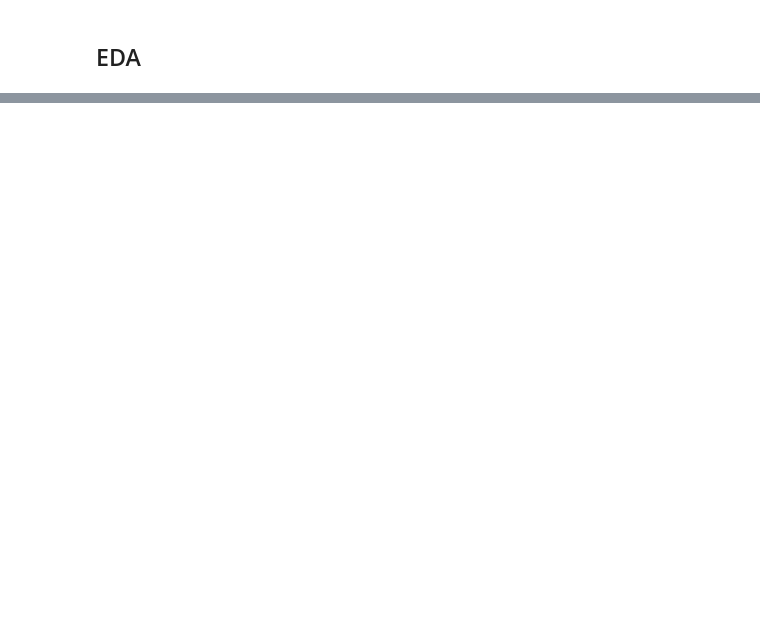
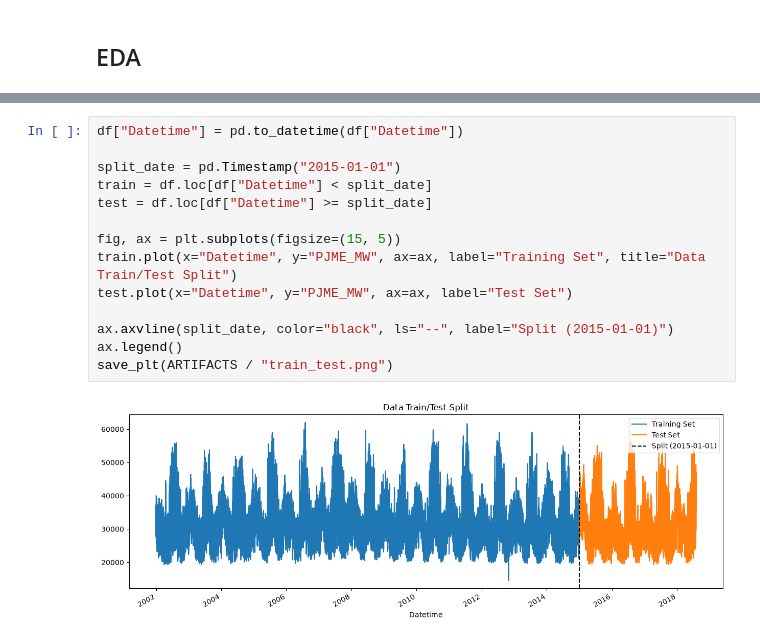
Before and after one commit to redel-byte/Azure1, a Jupyter notebook: notebooks/workflow.ipynb, the cells around one changed output, grey strips where cells are left out. Drawn from its saved outputs; the diff is of its cells as text; blank space fills up the shorter version.

```diff
--- a/notebooks/workflow.ipynb
+++ b/notebooks/workflow.ipynb
@@ -70,0 +131,16 @@ Invalid consumption: 0
+# %%
+df["Datetime"] = pd.to_datetime(df["Datetime"])
+
+split_date = pd.Timestamp("2015-01-01")
+train = df.loc[df["Datetime"] < split_date]
+test = df.loc[df["Datetime"] >= split_date]
+
+fig, ax = plt.subplots(figsize=(15, 5))
+train.plot(x="Datetime", y="PJME_MW", ax=ax, label="Training Set", title="Data Train/Test Split")
+test.plot(x="Datetime", y="PJME_MW", ax=ax, label="Test Set")
+
+ax.axvline(split_date, color="black", ls="--", label="Split (2015-01-01)")
+ax.legend()
+save_plt(ARTIFACTS / "train_test.png")
+# %% [output]
+[figure, added]
```
Also changed, not shown: parts of 31 cells of this notebook, 8 other files.
